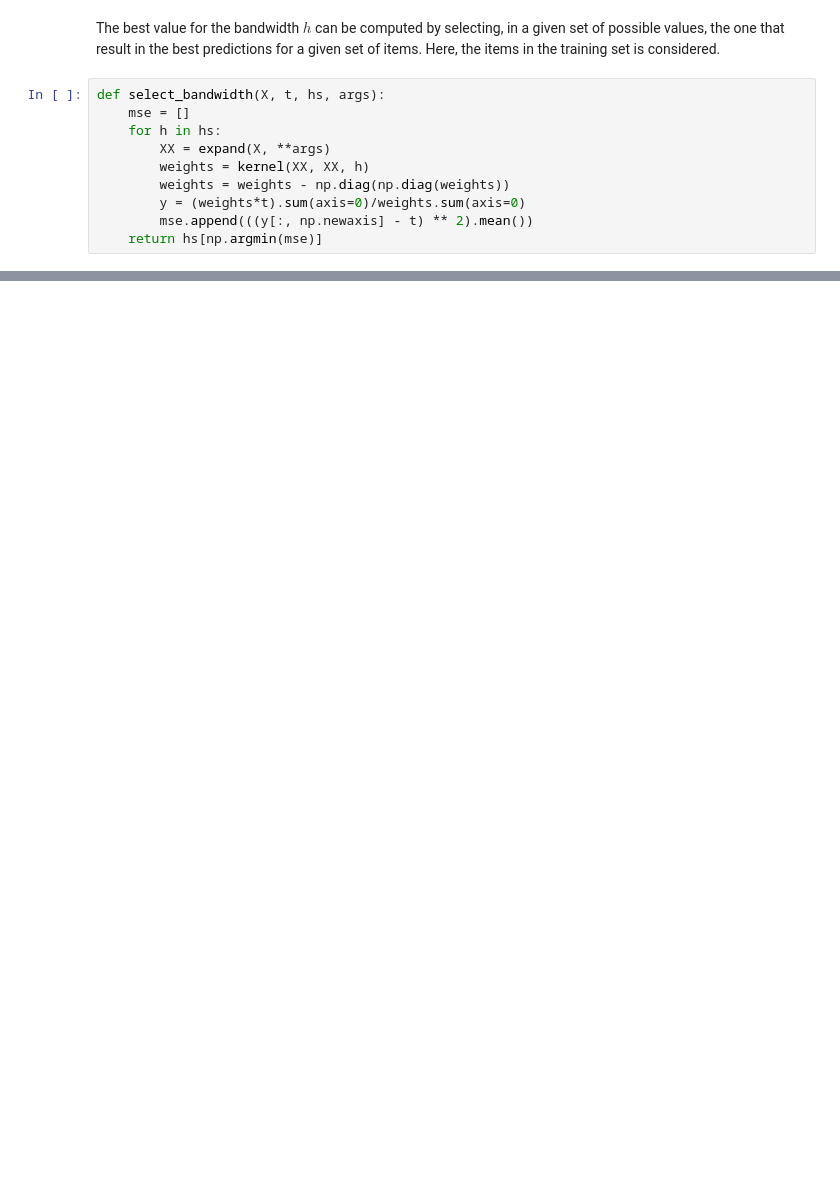
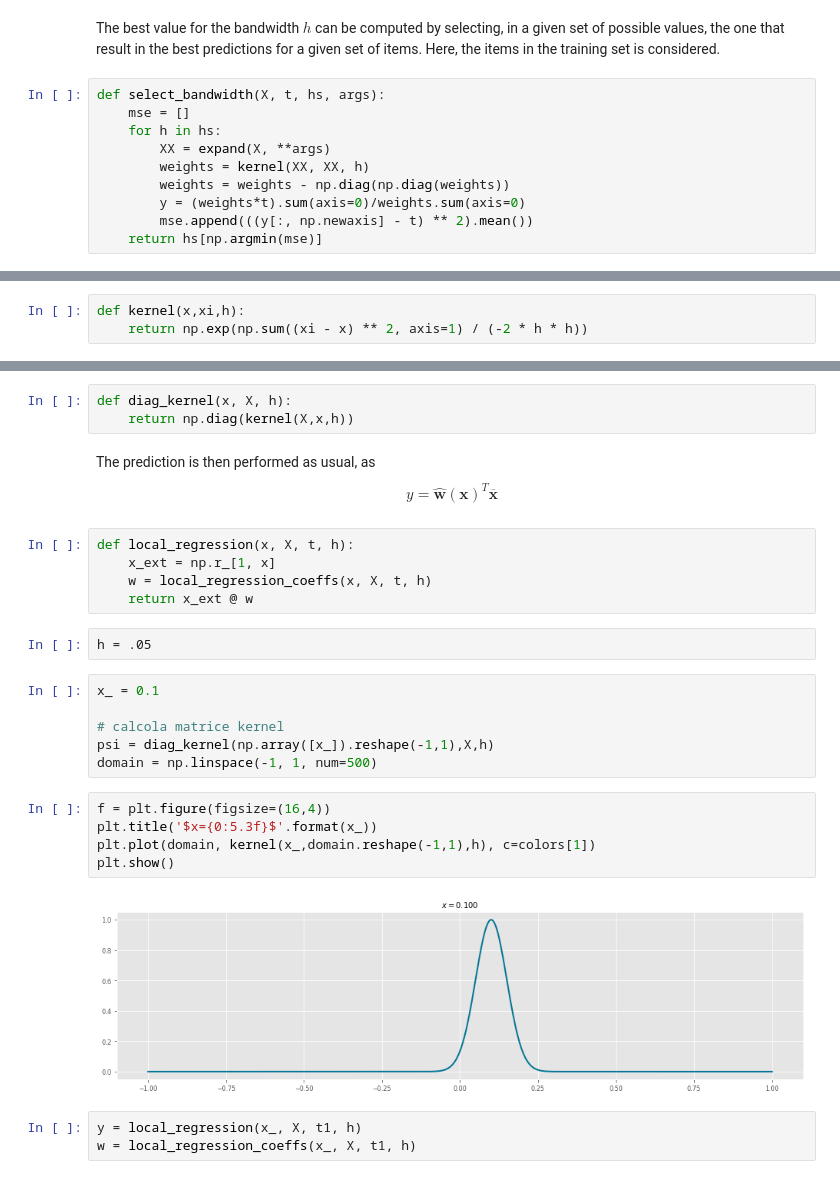
Before and after one commit to tvml/ml2324, a Jupyter notebook: codici/linear_regression.ipynb, the cells around one changed output, grey strips where cells are left out. Cells and saved outputs as stored; diff of their text form; blank space fills up the shorter version.

```diff
--- a/codici/linear_regression.ipynb
+++ b/codici/linear_regression.ipynb
@@ -1066,0 +1085,3 @@ plt.show()
+# %%
+def kernel(x,xi,h):
+    return np.exp(np.sum((xi - x) ** 2, axis=1) / (-2 * h * h))
@@ -1066,0 +1116,33 @@ plt.show()
+# %%
+def diag_kernel(x, X, h):
+    return np.diag(kernel(X,x,h))
+# %% [markdown]
+
+
+The prediction is then performed as usual, as
+$$
+y = \hat{\mathbf{w}}(\mathbf{x})^T\overline{\mathbf{x}}
+$$
+# %%
+def local_regression(x, X, t, h):
+    x_ext = np.r_[1, x]
+    w = local_regression_coeffs(x, X, t, h)
+    return x_ext @ w
+# %%
+h = .05
+# %%
+x_ = 0.1
+
+# calcola matrice kernel
+psi = diag_kernel(np.array([x_]).reshape(-1,1),X,h)
+domain = np.linspace(-1, 1, num=500)
+# %%
+f = plt.figure(figsize=(16,4))
+plt.title('$x={0:5.3f}$'.format(x_))
+plt.plot(domain, kernel(x_,domain.reshape(-1,1),h), c=colors[1])
+plt.show()
+# %% [output]
+[figure, added]
+# %%
+y = local_regression(x_, X, t1, h)
+w = local_regression_coeffs(x_, X, t1, h)
```
Also changed, not shown: parts of 37 cells of this notebook, 12 other files.
